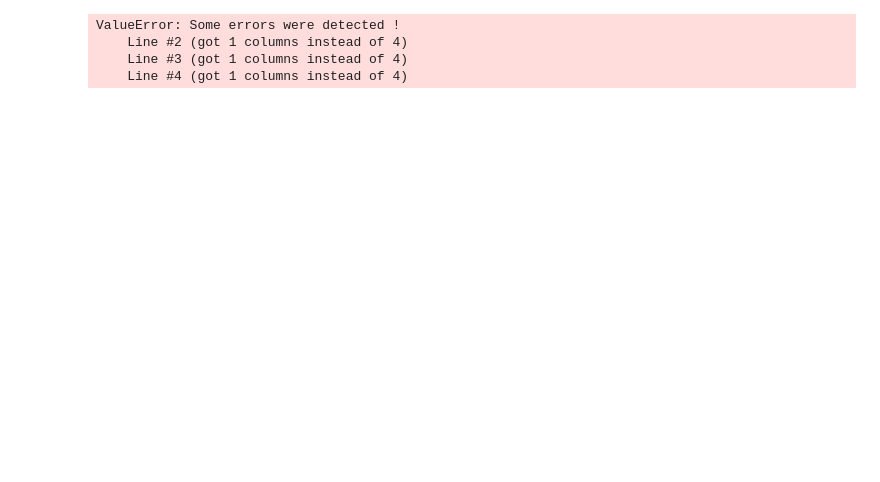
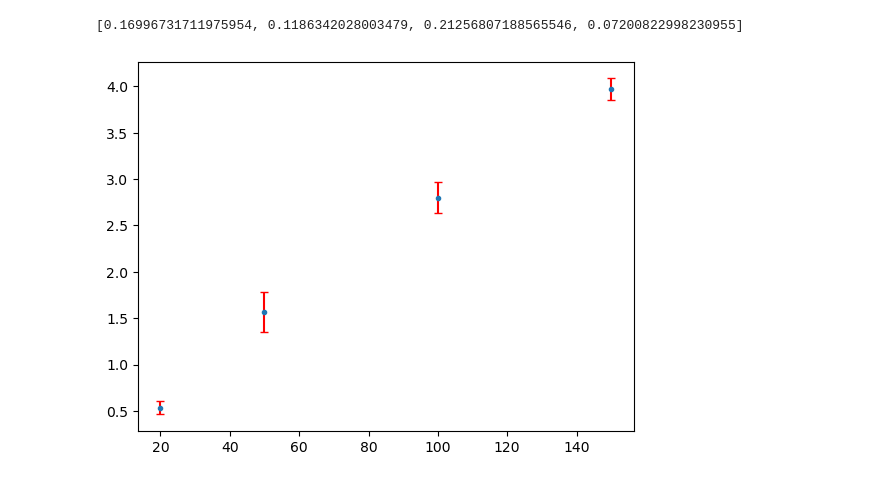
Before and after one commit to Focus9752/termo-lab, a Jupyter notebook: Første lov/databehandling.ipynb, the cells around one changed output. Cells and saved outputs as stored; diff of their text form; code cells hidden in the pictures; blank space fills up the shorter version.

```diff
--- a/Første lov/databehandling.ipynb
+++ b/Første lov/databehandling.ipynb
@@ -1,11 +1,22 @@
-# %%
-import numpy as np
-from scipy.optimize import curve_fit
-import matplotlib.pyplot as plt
-
-Data = np.genfromtxt('første.csv', skip_header=1)
-# %% [output]
-ValueError: Some errors were detected !
-    Line #2 (got 1 columns instead of 4)
-    Line #3 (got 1 columns instead of 4)
-    Line #4 (got 1 columns instead of 4)
+# %%
+import numpy as np
+from scipy.optimize import curve_fit
+import matplotlib.pyplot as plt
+
+Data = np.genfromtxt('første.csv', delimiter=',' , skip_header=1)
+
+Temp = Data[:,3]
+Vending = [100 , 150 , 50 , 20]
+
+
+Gm_temp = []
+Usikker = []
+for x in range(0,4,1):
+    Gm_temp.append(sum(Temp[x*3:x*3+3])/3)
+    Usikker.append(np.std((Temp[x*3:x*3+3]))/(np.sqrt(3)))
+
+plt.errorbar(Vending , Gm_temp, Usikker, fmt='.', capsize=3, ecolor='red')
+print(Usikker)
+# %% [output]
+[0.16996731711975954, 0.1186342028003479, 0.21256807188565546, 0.07200822998230955]
+[figure, added]
```
Also changed, not shown: parts of 1 cell of this notebook, 1 other file.
